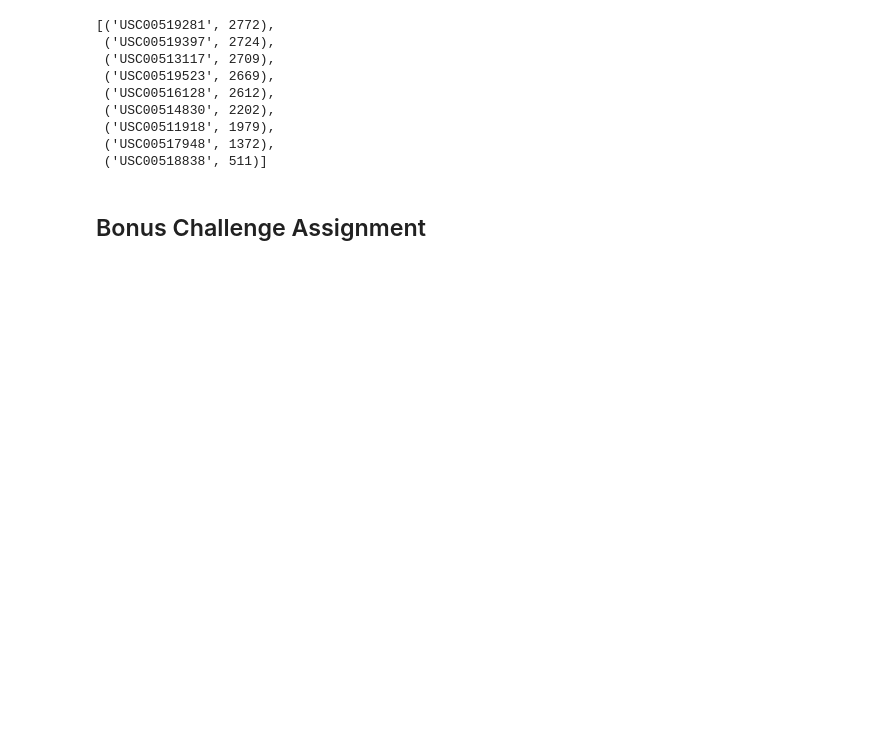
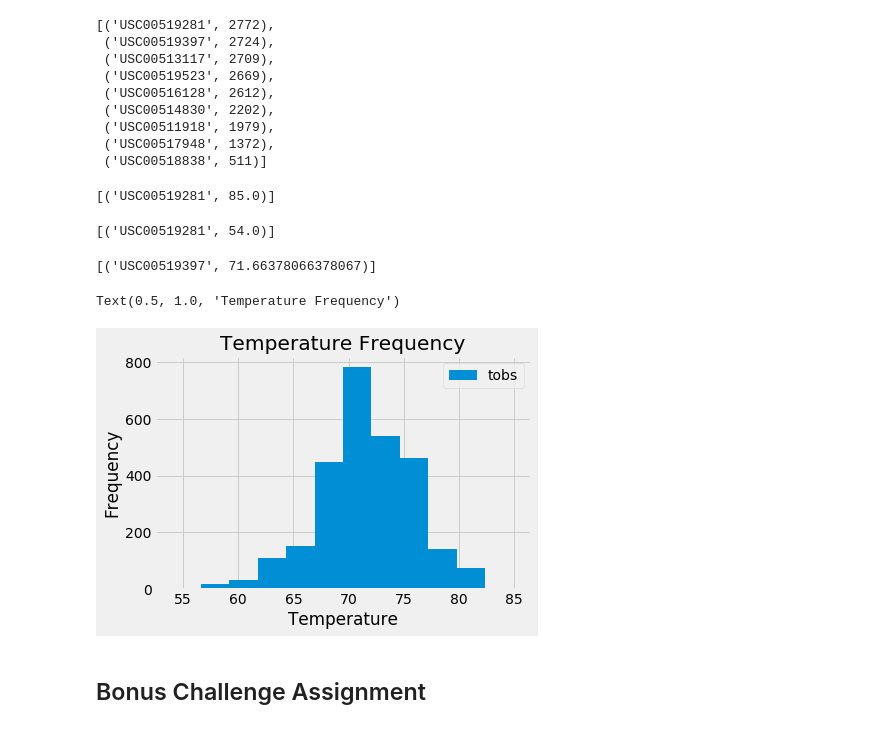
Before and after one commit to bourbonracer/SQLAlchemy-Challenge, a Jupyter notebook: climate_starter.ipynb, the cells around one changed output. Cells and saved outputs as stored; diff of their text form; code cells hidden in the pictures; blank space fills up the shorter version.

Commit message:
max, min, avg temp, temp hist

```diff
--- a/climate_starter.ipynb
+++ b/climate_starter.ipynb
@@ -142,9 +138,32 @@ active_station
 # %%
 # Using the station id from the previous query, calculate the lowest temperature recorded,
 # highest temperature recorded, and average temperature of the most active station?
+session.query(measurement.station, func.max(measurement.tobs).filter(measurement.station=='USC00519281')).all()
+# %% [output]
+[('USC00519281', 85.0)]
+# %%
+session.query(measurement.station, func.min(measurement.tobs).filter(measurement.station=='USC00519281')).all()
+# %% [output]
+[('USC00519281', 54.0)]
+# %%
+session.query(measurement.station, func.avg(measurement.tobs).filter(measurement.station=='USC00519281')).all()
+# %% [output]
+[('USC00519397', 71.66378066378067)]
 # %%
 # Choose the station with the highest number of temperature observations.
 # Query the last 12 months of temperature observation data for this station and plot the results as a histogram
+station_twelve_mo = session.query(measurement.tobs).\
+                filter(measurement.station=='USC00519281').all()
+
+station_year_df = pd.DataFrame(station_twelve_mo, columns=['tobs'])
+
+station_year_df.plot.hist(bins=12)
+plt.xlabel("Temperature")
+plt.ylabel("Frequency")
+plt.title("Temperature Frequency")
+# %% [output]
+Text(0.5, 1.0, 'Temperature Frequency')
+[figure, added]
 # %% [markdown]
 ## Bonus Challenge Assignment
 # %%
```
Also changed, not shown: parts of 1 cell of this notebook.
